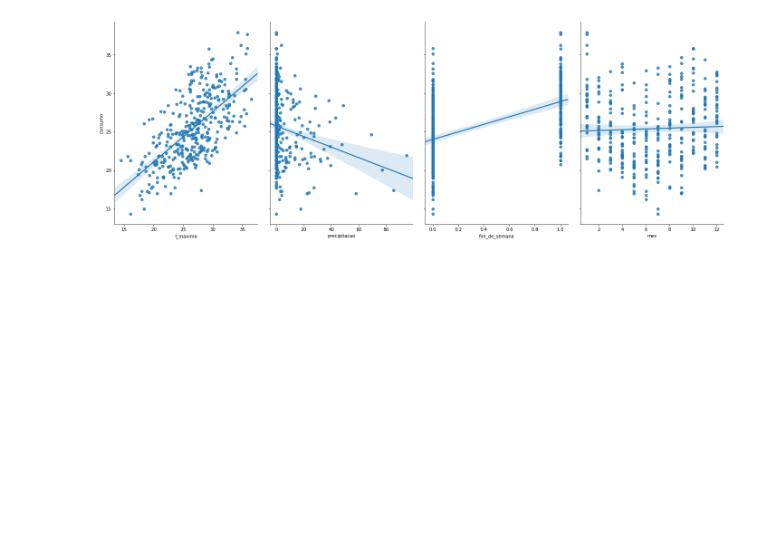
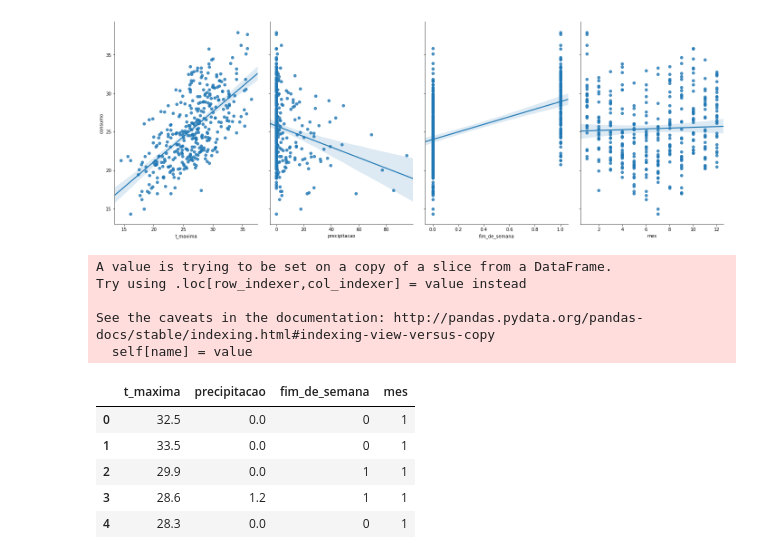
Before and after one commit to lorransr/beer_sp, a Jupyter notebook: beer_analysis.ipynb, the cells around one changed output. Saved outputs shown, nothing was run; the diff lists cells and outputs as text; code cells hidden in the pictures; blank space fills up the shorter version.

```diff
--- a/beer_analysis.ipynb
+++ b/beer_analysis.ipynb
@@ -290,0 +310,21 @@ sns.pairplot(df, x_vars=['t_maxima','precipitacao','fim_de_semana',"mes"], y_var
+# %%
+choosen_values = ["t_maxima","precipitacao","fim_de_semana","mes"]
+
+X = df[choosen_values]
+X.fim_de_semana = X.fim_de_semana.astype("int64")
+y = df['consumo'].values
+# %% [output]
+A value is trying to be set on a copy of a slice from a DataFrame.
+Try using .loc[row_indexer,col_indexer] = value instead
+
+See the caveats in the documentation: http://pandas.pydata.org/pandas-docs/stable/indexing.html#indexing-view-versus-copy
+  self[name] = value
+# %%
+X.head()
+# %% [output]
+|  | t_maxima | precipitacao | fim_de_semana | mes |
+| 0 | 32.5 | 0.0 | 0 | 1 |
+| 1 | 33.5 | 0.0 | 0 | 1 |
+| 2 | 29.9 | 0.0 | 1 | 1 |
+| 3 | 28.6 | 1.2 | 1 | 1 |
+| 4 | 28.3 | 0.0 | 0 | 1 |
```
Also changed, not shown: parts of 18 cells of this notebook.
